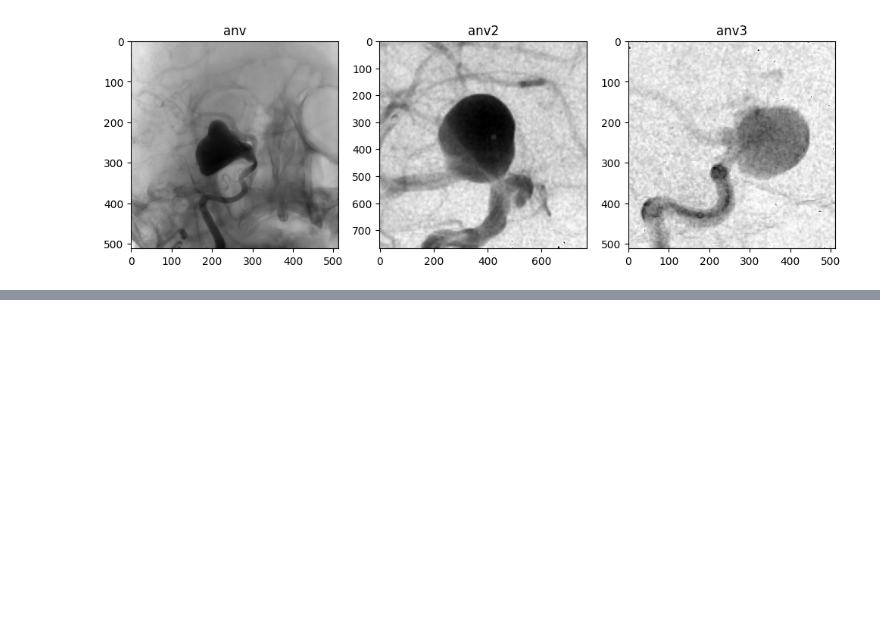
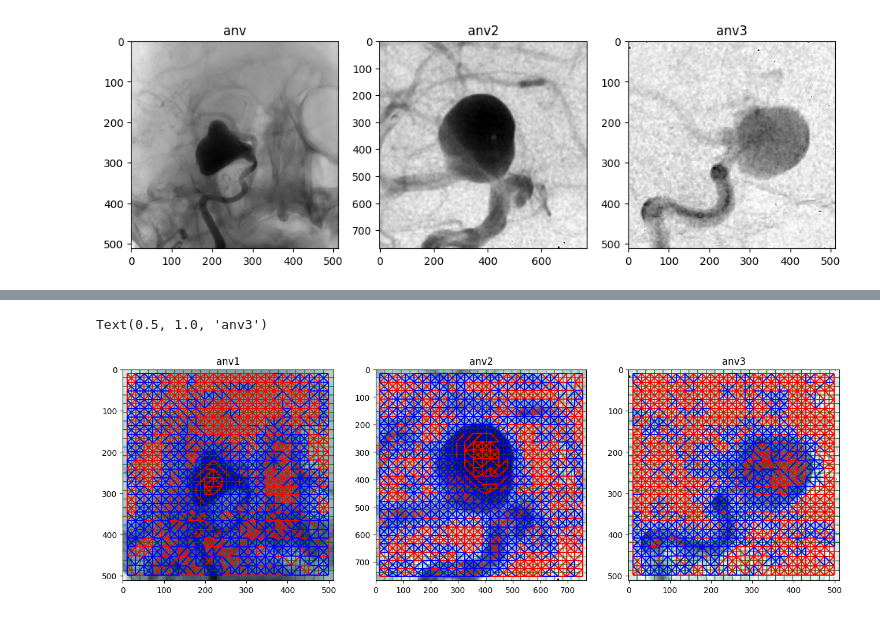
Before and after one commit to ybouilla/computervision, a Jupyter notebook: segmentation_image.ipynb, the cells around one changed output, grey strips where cells are left out. Drawn from its saved outputs; the diff is of its cells as text; code cells hidden in the pictures; blank space fills up the shorter version.

```diff
--- a/segmentation_image.ipynb
+++ b/segmentation_image.ipynb
@@ -80,0 +127,30 @@ Text(0.5, 1.0, 'anv3')
+# %%
+from skimage import graph
+import matplotlib
+
+
+def normalized_cut(img, label):
+
+    g = graph.rag_mean_color(img, label, mode='similarity')
+    labels2 = graph.cut_normalized(label, g)
+
+    return g, labels2
+
+blue_red = matplotlib.colors.ListedColormap(['blue', 'red'])
+
+fig, ax = plt.subplots(ncols=3,  figsize=(16,10))
+g_a1, labels2_a1 = normalized_cut(anv, labels_a1)
+
+graph.show_rag(labels_a1, g_a1, color.gray2rgb(anv), border_color="green", edge_cmap=blue_red, ax = ax[0])
+ax[0].set_title("anv1")
+
+g_a2, labels2_a2 = normalized_cut(anv2, labels_a2)
+graph.show_rag(labels_a2, g_a2, anv2, border_color="green", edge_cmap=blue_red, ax = ax[1])
+ax[1].set_title("anv2")
+
+g_a3, labels2_a3 = normalized_cut(anv3, labels_a3)
+graph.show_rag(labels_a3, g_a3, anv3, border_color="green", edge_cmap=blue_red, ax = ax[2])
+ax[2].set_title("anv3")
+# %% [output]
+Text(0.5, 1.0, 'anv3')
+[figure, added]
```
Also changed, not shown: parts of 10 cells of this notebook, 2 other files.
